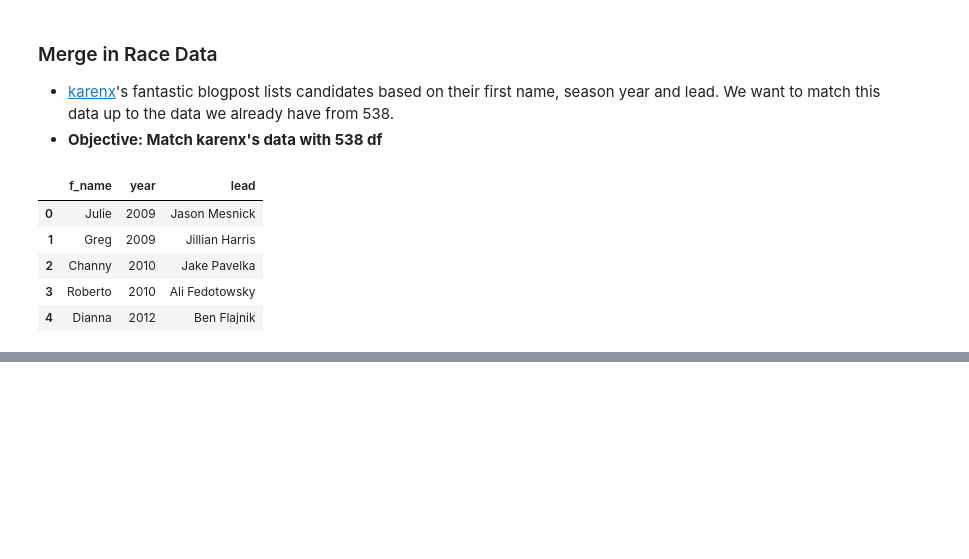
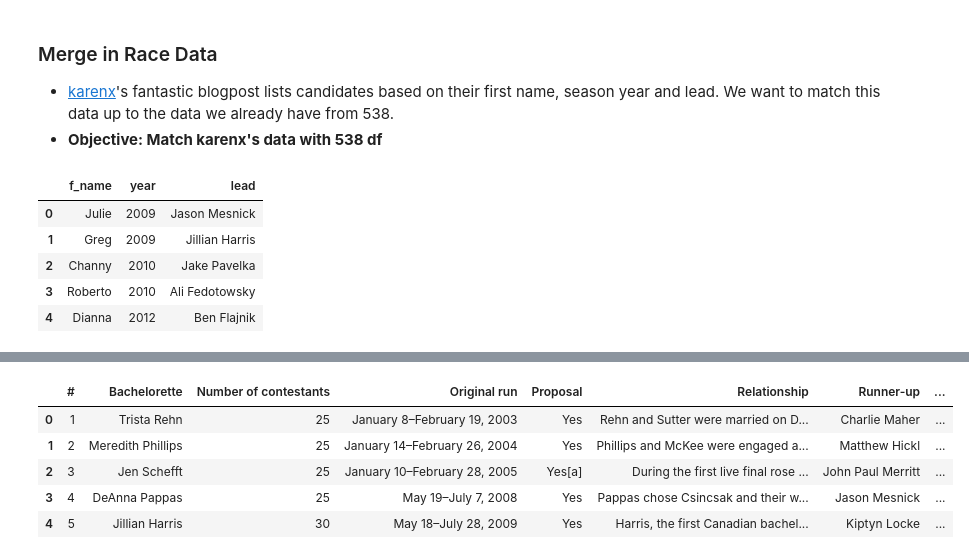
Before and after one commit to angelinahli/bachelorette, a Jupyter notebook: data/scripts/clean_data.ipynb, the cells around one changed output, grey strips where cells are left out. Saved outputs shown, nothing was run; the diff lists cells and outputs as text; code cells hidden in the pictures; blank space fills up the shorter version.

```diff
--- a/data/scripts/clean_data.ipynb
+++ b/data/scripts/clean_data.ipynb
@@ -171,0 +210,10 @@ for year in df_kx.year.unique():
+# %%
+be_df = get_data_df(be_soup)
+be_df.head()
+# %% [output]
+|  | # | Bachelorette | Number of contestants | Original run | Proposal | Relationship | Runner-up | ... |
+| 0 | 1 | Trista Rehn | 25 | January 8–February 19, 2003 | Yes | Rehn and Sutter were married on D... | Charlie Maher | ... |
+| 1 | 2 | Meredith Phillips | 25 | January 14–February 26, 2004 | Yes | Phillips and McKee were engaged a... | Matthew Hickl | ... |
+| 2 | 3 | Jen Schefft | 25 | January 10–February 28, 2005 | Yes[a] | During the first live final rose ... | John Paul Merritt | ... |
+| 3 | 4 | DeAnna Pappas | 25 | May 19–July 7, 2008 | Yes | Pappas chose Csincsak and their w... | Jason Mesnick | ... |
+| 4 | 5 | Jillian Harris | 30 | May 18–July 28, 2009 | Yes | Harris, the first Canadian bachel... | Kiptyn Locke | ... |
```
Also changed, not shown: parts of 6 cells of this notebook, 1 other file.
